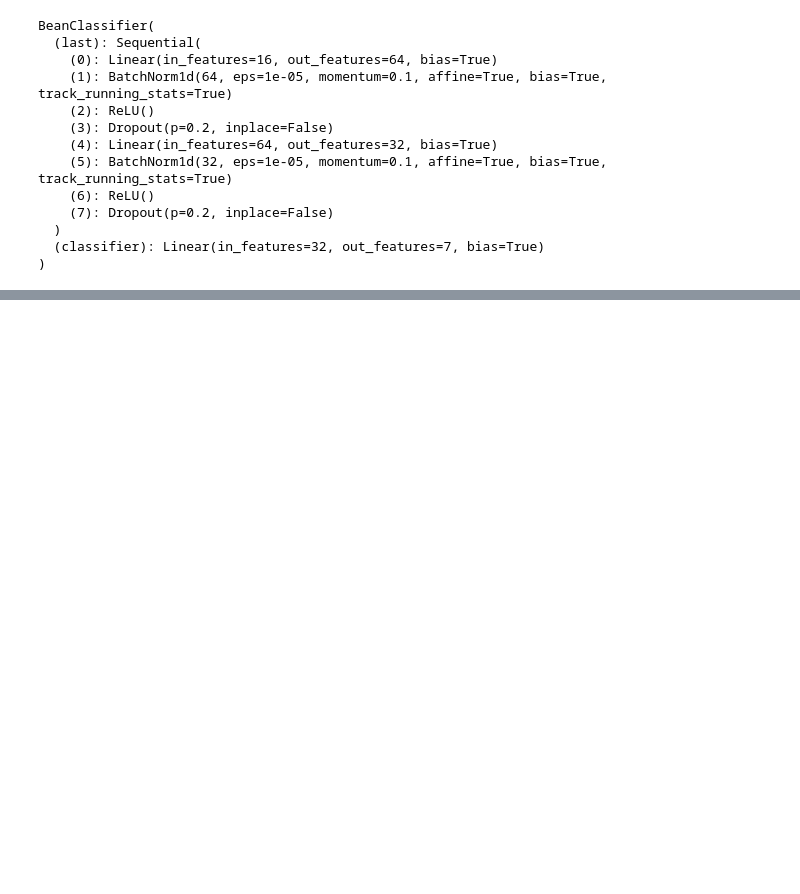
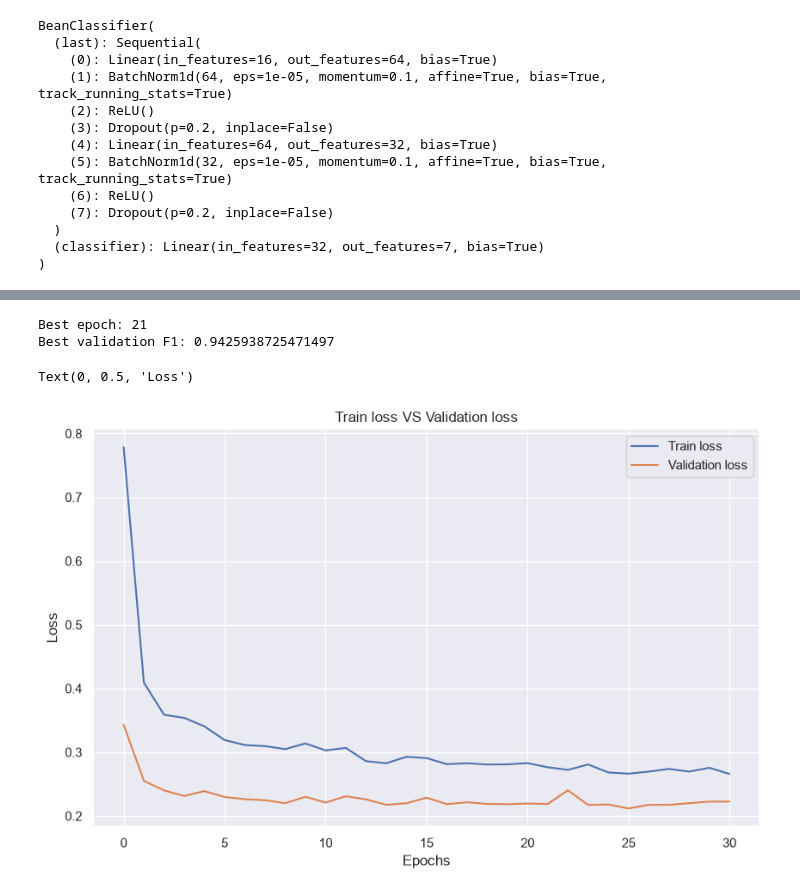
Before and after one commit to rabe156/Dry_Bean_Classifier, a Jupyter notebook: main.ipynb, the cells around one changed output, grey strips where cells are left out. Drawn from its saved outputs; the diff is of its cells as text; code cells hidden in the pictures; blank space fills up the shorter version.

Commit message:
model trained best weights saved in models

```diff
--- a/main.ipynb
+++ b/main.ipynb
@@ -282,0 +287,3 @@ BeanClassifier(
+# %%
+model=BeanClassifier(16,[64,32],7).to(device)
+History , Checkpoint=train(model,TrainLoader , ValLoader , device)
@@ -282,0 +298,17 @@ BeanClassifier(
+# %%
+print("Best epoch:", Checkpoint["epoch"])
+print("Best validation F1:", Checkpoint["best_val_F1"])
+# %% [output]
+Best epoch: 21
+Best validation F1: 0.9425938725471497
+# %%
+plt.figure(figsize=(10,6))
+plt.plot(History["train_loss"],label="Train loss")
+plt.plot(History["val_loss"],label="Validation loss")
+plt.legend()
+plt.title("Train loss VS Validation loss")
+plt.xlabel("Epochs")
+plt.ylabel("Loss")
+# %% [output]
+Text(0, 0.5, 'Loss')
+[figure, added]
```
Also changed, not shown: parts of 5 cells of this notebook, 2 other files.
